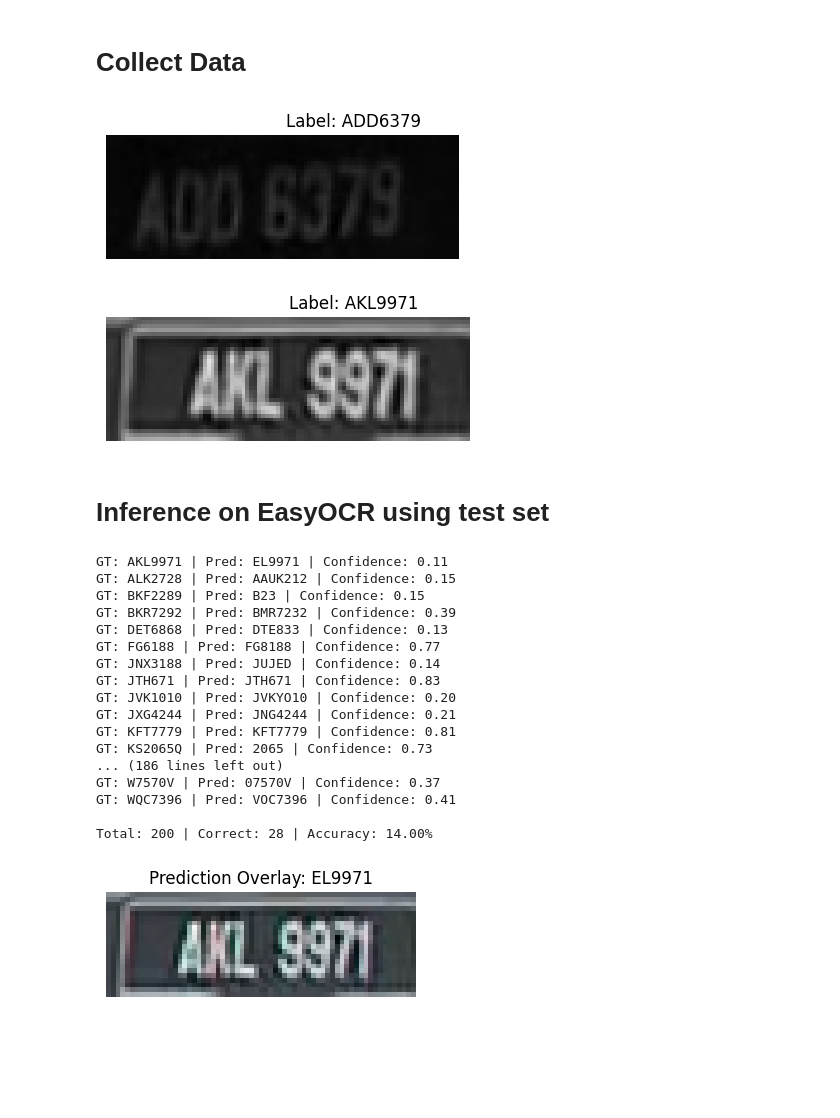
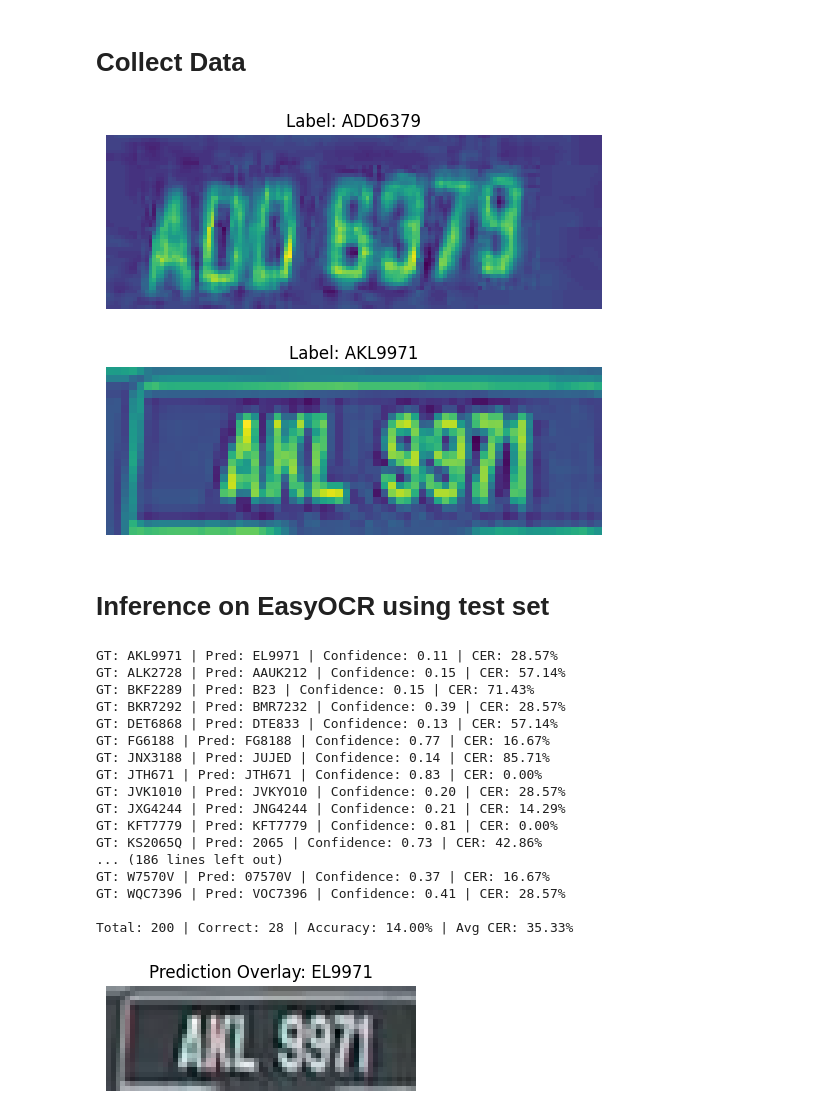
Before and after one commit to corguin47/RealTimeAIMalaysianCarplateDetection, a Jupyter notebook: CarPlateForOCR/FirstApproach/EasyOCR.ipynb, the cells around one changed output. Cells and saved outputs as stored; diff of their text form; code cells hidden in the pictures; blank space fills up the shorter version.

```diff
--- a/CarPlateForOCR/FirstApproach/EasyOCR.ipynb
+++ b/CarPlateForOCR/FirstApproach/EasyOCR.ipynb
@@ -38,7 +39,7 @@ class OCRPlateDataset(Dataset):
 
     def __getitem__(self, idx):
         path, label = self.samples[idx]
-        image = Image.open(path).convert("RGB")  # or "L" for grayscale
+        image = Image.open(path).convert("L")  # or "L" for grayscale
         if self.transform:
             image = self.transform(image)
         return image, label
@@ -61,35 +62,29 @@ class ResizeWithAspectRatio:
 # %%
 DATASET_PATH = r"C:\Users\MoffyCream\OneDrive - Swinburne Sarawak\COS30018 INTELLIGENT SYSTEMS - OCR\Combined"
 
 items = os.listdir(DATASET_PATH)
 
 train_dir = os.path.join(DATASET_PATH, "train")
 test_dir = os.path.join(DATASET_PATH, "test")
 
-transform = transforms.Compose([
-    ResizeWithAspectRatio(32, 128)
-])
+train_dataset = OCRPlateDataset(train_dir)
+img, label = train_dataset[0]
 
-train_dataset = OCRPlateDataset(train_dir, transform=transform)
-img_tensor, label = train_dataset[0]
-img_pil = F.to_pil_image(img_tensor)
-
-plt.imshow(img_pil, cmap='gray')
+plt.imshow(img)
 plt.title(f"Label: {label}")
 plt.axis('off')
 plt.show()
 
-test_dataset = OCRPlateDataset(test_dir, transform=transform)
-img_tensor, label = test_dataset[0]
-img_pil = F.to_pil_image(img_tensor)
+test_dataset = OCRPlateDataset(test_dir)
+img, label = test_dataset[0]
 
-plt.imshow(img_pil, cmap='gray')
+plt.imshow(img)
 plt.title(f"Label: {label}")
 plt.axis('off')
 plt.show()
 # %% [output]
-[figure, old version]
+[figure, new version]
-[figure, old version]
+[figure, new version]
 # %% [markdown]
 # Inference on EasyOCR using test set
 # %%
@@ -98,6 +93,7 @@ reader = easyocr.Reader(['en'], gpu=True)
 
 correct = 0
 total = 0
+total_cer = 0.0
 incorrect_samples = []
 
 for image_path, label in test_dataset.samples:
@@ -113,34 +109,40 @@ for image_path, label in test_dataset.samples:
     else:
         avg_conf = 0.0
 
-    print(f"GT: {label_clean} | Pred: {prediction_text} | Confidence: {avg_conf:.2f}")
+    # Calculate CER
+    sample_cer = cer(label_clean, prediction_text)
+    total_cer += sample_cer
+
+    print(f"GT: {label_clean} | Pred: {prediction_text} | Confidence: {avg_conf:.2f} | CER: {sample_cer:.2%}")
 
     if prediction_text == label_clean:
         correct += 1
     else:
-        incorrect_samples.append((image_path, label_clean, prediction_text, avg_conf))
+        incorrect_samples.append((image_path, label_clean, prediction_text, avg_conf, sample_cer))
 
     total += 1
 
 accuracy = correct / total * 100
-print(f"\nTotal: {total} | Correct: {correct} | Accuracy: {accuracy:.2f}%")
+average_cer = total_cer / total
+
+print(f"\nTotal: {total} | Correct: {correct} | Accuracy: {accuracy:.2f}% | Avg CER: {average_cer:.2%}")
 # %% [output]
-GT: AKL9971 | Pred: EL9971 | Confidence: 0.11
-GT: ALK2728 | Pred: AAUK212 | Confidence: 0.15
-GT: BKF2289 | Pred: B23 | Confidence: 0.15
-GT: BKR7292 | Pred: BMR7232 | Confidence: 0.39
-GT: DET6868 | Pred: DTE833 | Confidence: 0.13
-GT: FG6188 | Pred: FG8188 | Confidence: 0.77
-GT: JNX3188 | Pred: JUJED | Confidence: 0.14
-GT: JTH671 | Pred: JTH671 | Confidence: 0.83
-GT: JVK1010 | Pred: JVKYO10 | Confidence: 0.20
-GT: JXG4244 | Pred: JNG4244 | Confidence: 0.21
-GT: KFT7779 | Pred: KFT7779 | Confidence: 0.81
-GT: KS2065Q | Pred: 2065 | Confidence: 0.73
+GT: AKL9971 | Pred: EL9971 | Confidence: 0.11 | CER: 28.57%
+GT: ALK2728 | Pred: AAUK212 | Confidence: 0.15 | CER: 57.14%
+GT: BKF2289 | Pred: B23 | Confidence: 0.15 | CER: 71.43%
+GT: BKR7292 | Pred: BMR7232 | Confidence: 0.39 | CER: 28.57%
+GT: DET6868 | Pred: DTE833 | Confidence: 0.13 | CER: 57.14%
+GT: FG6188 | Pred: FG8188 | Confidence: 0.77 | CER: 16.67%
+GT: JNX3188 | Pred: JUJED | Confidence: 0.14 | CER: 85.71%
+GT: JTH671 | Pred: JTH671 | Confidence: 0.83 | CER: 0.00%
+GT: JVK1010 | Pred: JVKYO10 | Confidence: 0.20 | CER: 28.57%
+GT: JXG4244 | Pred: JNG4244 | Confidence: 0.21 | CER: 14.29%
+GT: KFT7779 | Pred: KFT7779 | Confidence: 0.81 | CER: 0.00%
+GT: KS2065Q | Pred: 2065 | Confidence: 0.73 | CER: 42.86%
 ... (186 lines left out)
-GT: W7570V | Pred: 07570V | Confidence: 0.37
-GT: WQC7396 | Pred: VOC7396 | Confidence: 0.41
+GT: W7570V | Pred: 07570V | Confidence: 0.37 | CER: 16.67%
+GT: WQC7396 | Pred: VOC7396 | Confidence: 0.41 | CER: 28.57%
 
-Total: 200 | Correct: 28 | Accuracy: 14.00%
+Total: 200 | Correct: 28 | Accuracy: 14.00% | Avg CER: 35.33%
 # %%
 
```
Also changed, not shown: parts of 4 cells of this notebook, 1 other file.
